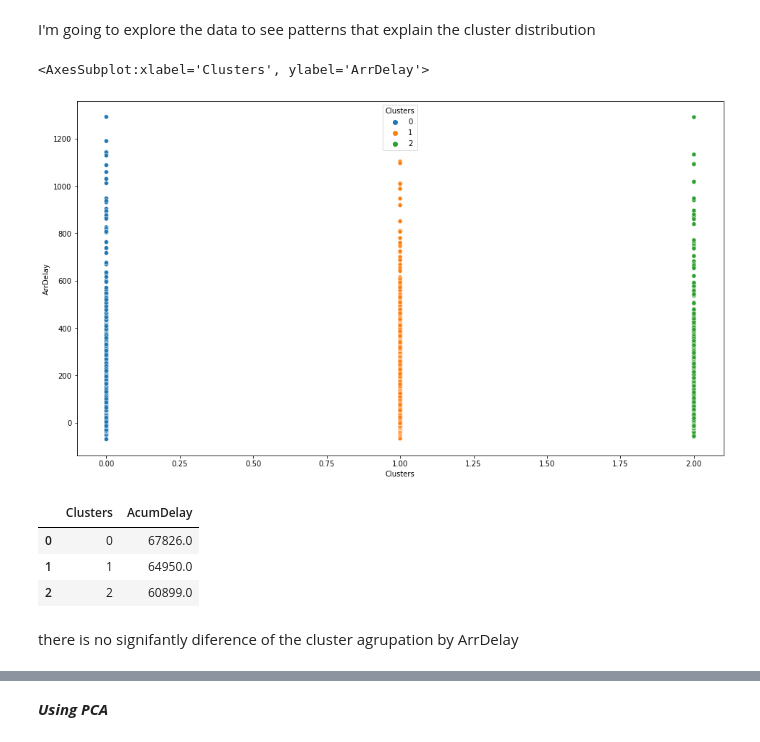
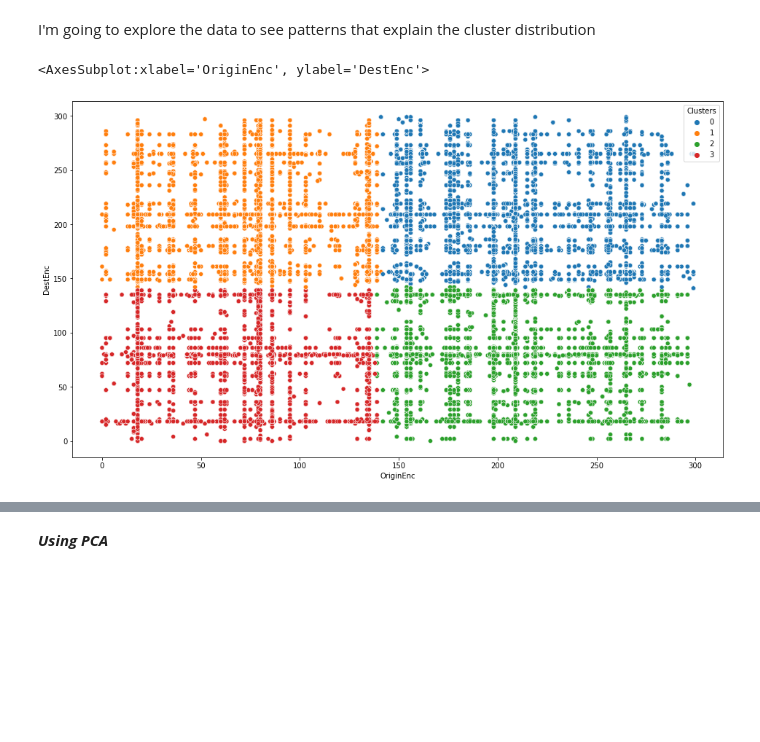
Before and after one commit to AdriaMoreno1994/NoSupervisat_Classificacio, a Jupyter notebook: NoSupervisat_Classificacio.ipynb, the cells around one changed output, grey strips where cells are left out. Saved outputs shown, nothing was run; the diff lists cells and outputs as text; code cells hidden in the pictures; blank space fills up the shorter version.

```diff
--- a/NoSupervisat_Classificacio.ipynb
+++ b/NoSupervisat_Classificacio.ipynb
@@ -139,5 +194,5 @@ df_scaled = df_sample_processed.copy()
-# %%
-
-sc=StandardScaler()
-
-df_scaled[numeric_data.columns]=sc.fit_transform(df_scaled[numeric_data.columns])
+# %%
+
+features = df_scaled[['Distance','FlightNum']]
+scaler = MinMaxScaler().fit(features.values)
+df_scaled[features.columns] = scaler.transform(features.values)
@@ -143,0 +211,19 @@ df_scaled[numeric_data.columns]=sc.fit_transform(df_scaled[numeric_data.columns]
+# %%
+distortions = []
+inertias = []
+mapping1 = {}
+mapping2 = {}
+K = range(1, 10)
+
+for k in K:
+    # Building and fitting the model
+    kmeanModel = KMeans(n_clusters=k).fit(df_scaled)
+    kmeanModel.fit(df_scaled)
+
+    distortions.append(sum(np.min(cdist(df_scaled, kmeanModel.cluster_centers_,
+                                        'euclidean'), axis=1)) / df_scaled.shape[0])
+    inertias.append(kmeanModel.inertia_)
+
+    mapping1[k] = sum(np.min(cdist(df_scaled, kmeanModel.cluster_centers_,
+                                   'euclidean'), axis=1)) / df_scaled.shape[0]
+    mapping2[k] = kmeanModel.inertia_
@@ -167,7 +255,7 @@ plt.show()
 # %% [markdown]
 base on the results of kneeLocator and Elbow method I will choose 3 clusters
 # %%
-kmeans = KMeans(n_clusters = 3)
+kmeans = KMeans(n_clusters = 4)
 # %%
 kmeans.fit(df_scaled)
 # %% [output]
@@ -190,18 +291,7 @@ df_sample.head()
 I'm going to explore the data to see  patterns that explain  the cluster distribution
 # %%
 plt.figure(figsize=(16,9))
-sns.scatterplot(data=df_sample, x="Clusters", y="ArrDelay", hue="Clusters",palette=["C0", "C1", "C2"])
+sns.scatterplot(data=df_scaled, x='OriginEnc', y='DestEnc', hue="Clusters",palette=["C0", "C1", "C2","C3"])
 # %% [output]
-<AxesSubplot:xlabel='Clusters', ylabel='ArrDelay'>
+<AxesSubplot:xlabel='OriginEnc', ylabel='DestEnc'>
-[figure, old version]
+[figure, new version]
-# %%
-group = df_sample.groupby('Clusters')['ArrDelay'].agg(lambda x: x.count()).reset_index(name='AcumDelay')
-
-group
-# %% [output]
-|  | Clusters | AcumDelay |
-| 0 | 0 | 67826.0 |
-| 1 | 1 | 64950.0 |
-| 2 | 2 | 60899.0 |
-# %% [markdown]
-there is no signifantly diference of the cluster agrupation by ArrDelay
```
Also changed, not shown: parts of 96 cells of this notebook.
